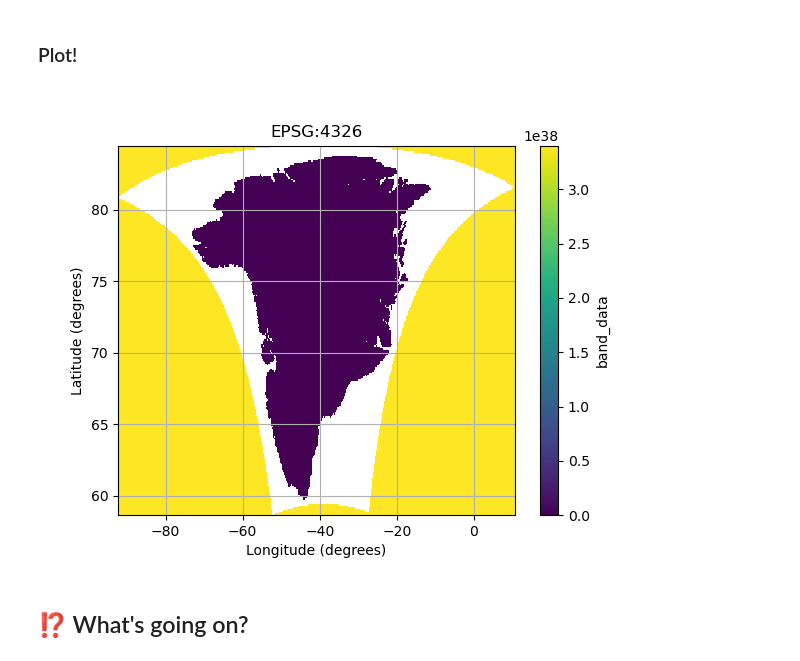
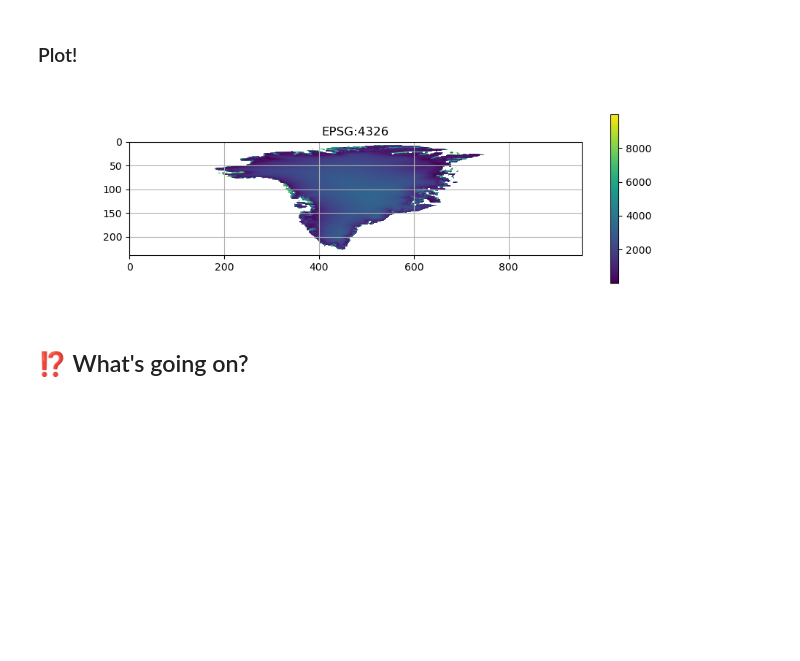
Before and after one commit to qgreenland-workshop-2023-researcher/qgreenland-workshop-2023-researcher.github.io, a Jupyter notebook: content/exercises/data-scenarios/raster-needs-reprojection/solutions/solution.ipynb, the cells around one changed output. Cells and saved outputs as stored; diff of their text form; code cells hidden in the pictures; blank space fills up the shorter version.

```diff
--- a/content/exercises/data-scenarios/raster-needs-reprojection/solutions/solution.ipynb
+++ b/content/exercises/data-scenarios/raster-needs-reprojection/solutions/solution.ipynb
@@ -72,5 +69,16 @@ This is because this dataset does not have a NoData value correctly set to 9999.
 # %%
+expected_nodata = 9999
+print(f"Expected NoData value: {expected_nodata}")
+print()
+print(f"===Pre-reprojection===")
+print(f"Shape: {epsg_3413[0].shape}")
+print(f"Top-left corner value: {epsg_3413[0][0][0].data}")
+print(f"Rasterio NoData value: {epsg_3413[0].rio.nodata}")
+print()
+print(f"===Post-reprojection===")
+print(f"Shape: {epsg_4326[0].shape}")
 print(f"Top-left corner value: {epsg_4326[0][0][0].data}")
-print(f"NoData value: {epsg_4326[0].rio.nodata}")
+print(f"Top-center value (should be original NoData): {epsg_4326[0][120,0].data}")
+print(f"Rasterio NoData value: {epsg_4326[0].rio.nodata}")
 print(f"Xarray FillValue: {epsg_4326[0]._FillValue}")
 # %% [output]
@@ -83,19 +101,18 @@ Xarray FillValue: 3.402823466e+38
 We expect the NoData value to be 9999, so let's mask it out.
 # %%
 epsg_4326_da = epsg_4326[0]
-epsg_4326_da = epsg_4326_da.where(epsg_4326_da != 9999)
+epsg_4326_da = epsg_4326_da.where(epsg_4326_da != expected_nodata)
 # %% [markdown]
 ### Plot!
 # %%
-plt.figure()
-plot = epsg_4326_da.plot.imshow()
+plt.figure(figsize=(10,3))
+plot = plt.imshow(epsg_4326_da)
+plot.axes.set_title('EPSG:4326')
 plot.axes.grid()
-plot.axes.set_title('EPSG:4326')
-plot.axes.set_xlabel('Longitude (degrees)')
-plot.axes.set_ylabel('Latitude (degrees)')
+plt.colorbar()
 plt.show()
 # %% [output]
-[figure, old version]
+[figure, new version]
 # %% [markdown]
 ## ⁉️ What's going on?
 # %% [markdown]
```
Also changed, not shown: parts of 10 cells of this notebook.
